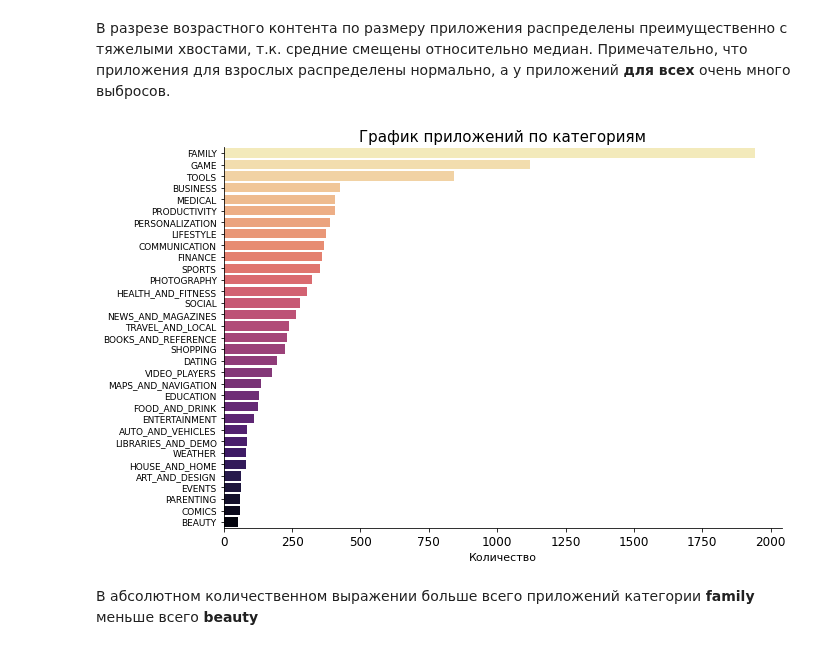
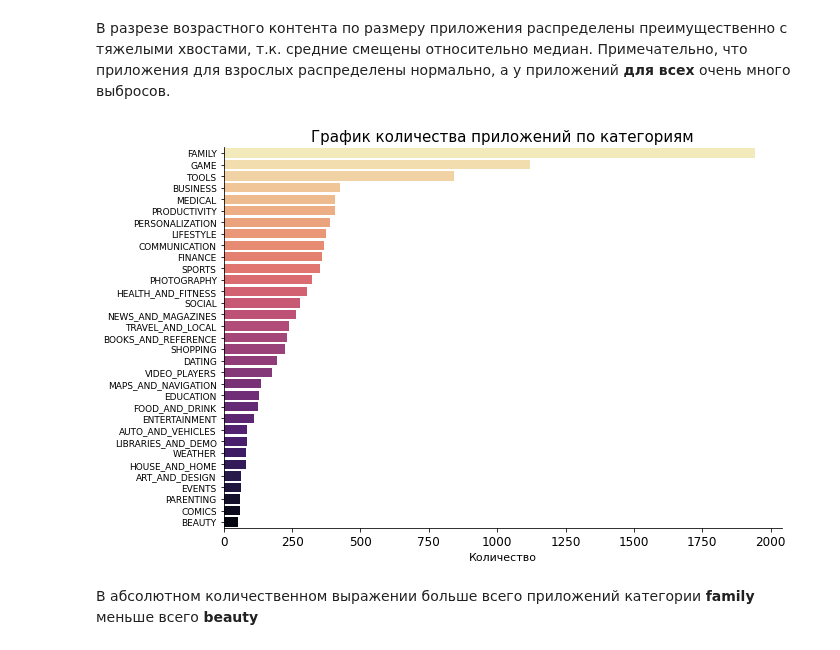
Before and after one commit to choodnovsky/Neto_DEGP-12, a Jupyter notebook: dz_3.02.ipynb, the cells around one changed output. Saved outputs shown, nothing was run; the diff lists cells and outputs as text; code cells hidden in the pictures.

```diff
--- a/dz_3.02.ipynb
+++ b/dz_3.02.ipynb
@@ -148,7 +148,7 @@ memory usage: 1.3+ MB
 # %%
 def countplot_builder(data,column,title,ylabel,hue=None, figsize=(10,7)):
     '''
-    Функция рисует горизонтальную столбиковую диаграмму
+    Функция рисует горизонтальную столбчатую диаграмму
     На вход подаем датафрейм, столбец с заголовками оси Y,
     название диаграммы без слова "График",
     заголовок оси X, детализацию (по-умолчанию без нее),
@@ -311,9 +311,9 @@ boxplot_builder(df, 'size','content_rating', 'размера приложени
 # %% [markdown]
 В разрезе возрастного контента по размеру приложения распределены преимущественно с тяжелыми хвостами, т.к. средние смещены относительно медиан. Примечательно, что приложения для взрослых распределены нормально, а у приложений __для всех__ очень много выбросов.
 # %%
-countplot_builder(df, 'category', 'приложений по категориям', '')
+countplot_builder(df, 'category', 'количества приложений по категориям', '')
 # %% [output]
-[figure, old version]
+[figure, new version]
 # %% [markdown]
 В абсолютном количественном выражении больше всего приложений категории __family__ меньше всего __beauty__
 # %%
```
Also changed, not shown: parts of 10 cells of this notebook.
